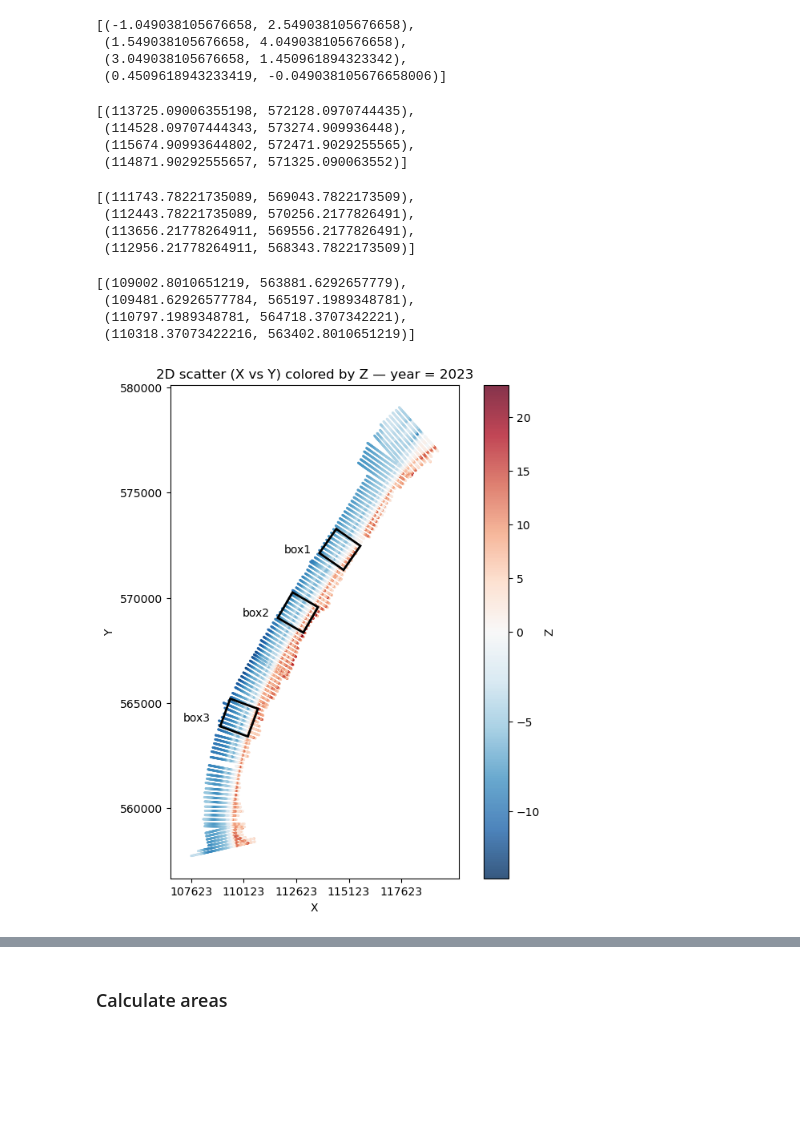
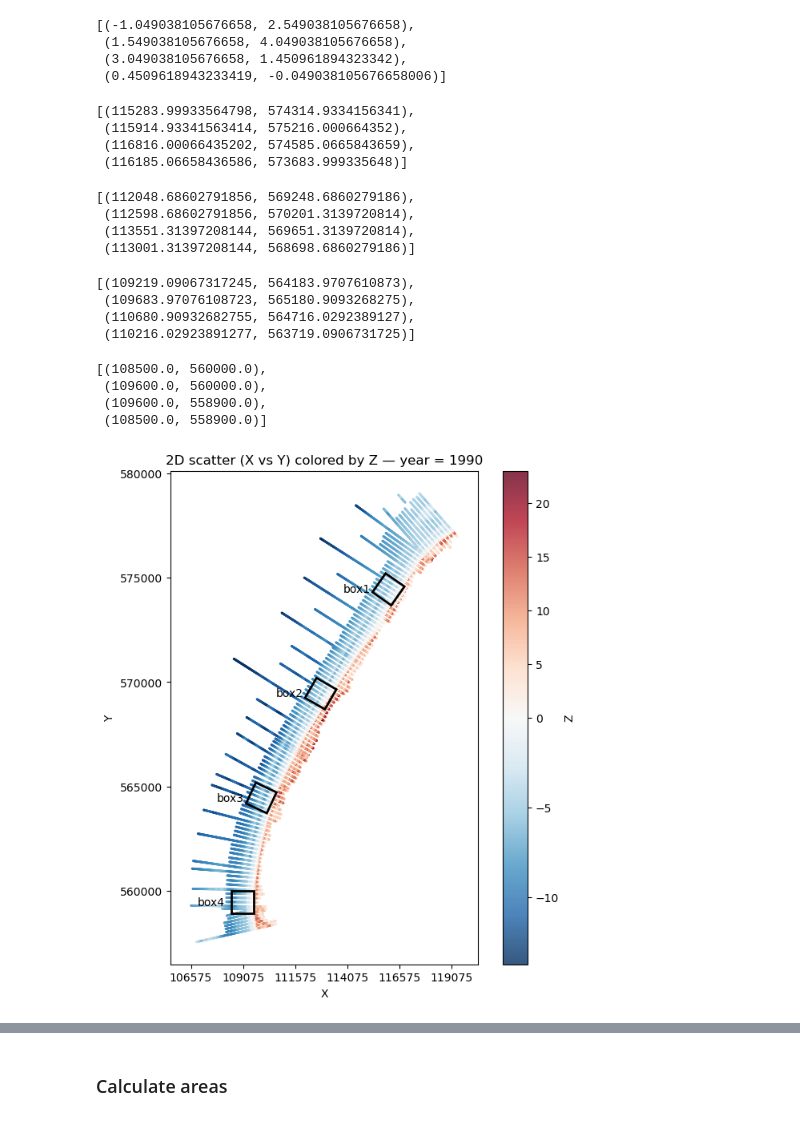
Before and after one commit to movephutthaphaiboon/model-based-water-systems-assessment, a Jupyter notebook: coastal_lab/coast-evolution-cleaned.ipynb, the cells around one changed output, grey strips where cells are left out. Saved outputs shown, nothing was run; the diff lists cells and outputs as text; code cells hidden in the pictures; blank space fills up the shorter version.

```diff
--- a/coastal_lab/coast-evolution-cleaned.ipynb
+++ b/coastal_lab/coast-evolution-cleaned.ipynb
@@ -412,45 +414,57 @@ tilted_square_from_point((1, 2), size=3, degree=30, center=True)
  (0.4509618943233419, -0.049038105676658006)]
 # %%
 # create box-1
-assigned_coords = (114000, 573000)
-box_size = 1400
+assigned_coords = (115500, 575000)
+box_size = 1100
 box_angle = 55  # degrees counter-clockwise from horizontal
 box1 = tilted_square_from_point(assigned_coords, size=box_size, degree=box_angle, center=False)
 box1
 # %% [output]
-[(113725.09006355198, 572128.0970744435),
- (114528.09707444343, 573274.909936448),
- (115674.90993644802, 572471.9029255565),
- (114871.90292555657, 571325.090063552)]
+[(115283.99933564798, 574314.9334156341),
+ (115914.93341563414, 575216.000664352),
+ (116816.00066435202, 574585.0665843659),
+ (116185.06658436586, 573683.999335648)]
 # %%
 # create box-2
-assigned_coords = (112000, 570000)
-box_size = 1400
+assigned_coords = (112250, 570000)
+box_size = 1100
 box_angle = 60  # degrees counter-clockwise from horizontal
 box2 = tilted_square_from_point(assigned_coords, size=box_size, degree=box_angle, center=False)
 box2
 # %% [output]
-[(111743.78221735089, 569043.7822173509),
- (112443.78221735089, 570256.2177826491),
- (113656.21778264911, 569556.2177826491),
- (112956.21778264911, 568343.7822173509)]
+[(112048.68602791856, 569248.6860279186),
+ (112598.68602791856, 570201.3139720814),
+ (113551.31397208144, 569651.3139720814),
+ (113001.31397208144, 568698.6860279186)]
 # %%
 # create box-3
-assigned_coords = (109200, 565000)
-box_size = 1400
-box_angle = 70  # degrees counter-clockwise from horizontal
+assigned_coords = (109400, 565000)
+box_size = 1100
+box_angle = 65  # degrees counter-clockwise from horizontal
 box3 = tilted_square_from_point(assigned_coords, size=box_size, degree=box_angle, center=False)
 box3
 # %% [output]
-[(109002.8010651219, 563881.6292657779),
- (109481.62926577784, 565197.1989348781),
- (110797.1989348781, 564718.3707342221),
- (110318.37073422216, 563402.8010651219)]
+[(109219.09067317245, 564183.9707610873),
+ (109683.97076108723, 565180.9093268275),
+ (110680.90932682755, 564716.0292389127),
+ (110216.02923891277, 563719.0906731725)]
+# %%
+# create box-4
+assigned_coords = (108500, 560000)
+box_size = 1100
+box_angle = 0  # degrees counter-clockwise from horizontal
+box4 = tilted_square_from_point(assigned_coords, size=box_size, degree=box_angle, center=False)
+box4
+# %% [output]
+[(108500.0, 560000.0),
+ (109600.0, 560000.0),
+ (109600.0, 558900.0),
+ (108500.0, 558900.0)]
 # %%
 from matplotlib import patches as _patches
 
 # plot Z for year XXXX and overlay box1
-sel_year = 2000
+sel_year = 1990
 sel_year_data = df_xyz[df_xyz['year'] == sel_year].copy()
 sel_year_data[['X', 'Y', 'Z']] = sel_year_data[['X', 'Y', 'Z']].apply(pd.to_numeric, errors='coerce')
 sel_year_data = sel_year_data.dropna(subset=['X', 'Y', 'Z'])
@@ -467,7 +481,7 @@ else:
     sc_local = ax.scatter(plot_df['X'], plot_df['Y'], c=plot_df['Z'],
                           cmap=cmap, norm=norm, s=1, alpha=0.8)
     cbar_local = fig.colorbar(sc_local, ax=ax, label='Z')
-    ax.set_title('2D scatter (X vs Y) colored by Z — year = 2023')
+    ax.set_title(f'2D scatter (X vs Y) colored by Z — year = {sel_year}')
     ax.set_xlabel('X')
     ax.set_ylabel('Y')
     ax.set_aspect('equal', 'box')
@@ -484,40 +498,53 @@ else:
                             edgecolor='black', facecolor='none', linewidth=2)
     ax.add_patch(poly)
     # add label box1
-    mid_x = (sum(x for x, y in box1) / 4) - 2000
+    mid_x = (sum(x for x, y in box1) / 4) - 1500
     mid_y = sum(y for x, y in box1) / 4
     ax.text(mid_x, mid_y, 'box1', color='black', fontsize=10, ha='center', va='center')
 
     # overlay tilted square (box2)
     poly_coords = list(box2)
     # ensure polygon is closed (patch takes care of closing, but make explicit)
     if poly_coords[0] != poly_coords[-1]:
         poly_coords = poly_coords + [poly_coords[0]]
     poly = _patches.Polygon(poly_coords, closed=True,
                             edgecolor='black', facecolor='none', linewidth=2)
     ax.add_patch(poly)
     # add label box2
-    mid_x = (sum(x for x, y in box2) / 4) - 2000
+    mid_x = (sum(x for x, y in box2) / 4) - 1500
     mid_y = sum(y for x, y in box2) / 4
     ax.text(mid_x, mid_y, 'box2', color='black', fontsize=10, ha='center', va='center')
 
     # overlay tilted square (box3)
     poly_coords = list(box3)
     # ensure polygon is closed (patch takes care of closing, but make explicit)
     if poly_coords[0] != poly_coords[-1]:
         poly_coords = poly_coords + [poly_coords[0]]
     poly = _patches.Polygon(poly_coords, closed=True,
                             edgecolor='black', facecolor='none', linewidth=2)
     ax.add_patch(poly)
     # add label box3
-    mid_x = (sum(x for x, y in box3) / 4) - 2000
+    mid_x = (sum(x for x, y in box3) / 4) - 1500
     mid_y = sum(y for x, y in box3) / 4
     ax.text(mid_x, mid_y, 'box3', color='black', fontsize=10, ha='center', va='center')
+
+    # overlay tilted square (box4)
+    poly_coords = list(box4)
+    # ensure polygon is closed (patch takes care of closing, but make explicit)
+    if poly_coords[0] != poly_coords[-1]:
+        poly_coords = poly_coords + [poly_coords[0]]
+    poly = _patches.Polygon(poly_coords, closed=True,
+                            edgecolor='black', facecolor='none', linewidth=2)
+    ax.add_patch(poly)
+    # add label box4
+    mid_x = (sum(x for x, y in box4) / 4) - 1500
+    mid_y = sum(y for x, y in box4) / 4
+    ax.text(mid_x, mid_y, 'box4', color='black', fontsize=10, ha='center', va='center')
 
     # optional: mark the assigned center coordinate
     #ax.plot(assigned_coords[0], assigned_coords[1], marker='x', color='black', markersize=8)
     #ax.text(assigned_coords[0], assigned_coords[1], ' center', va='bottom', ha='left', color='black', fontsize=9)
 
     plt.show()
 # %% [output]
-[figure, old version]
+[figure, new version]
```
Also changed, not shown: parts of 18 cells of this notebook.
